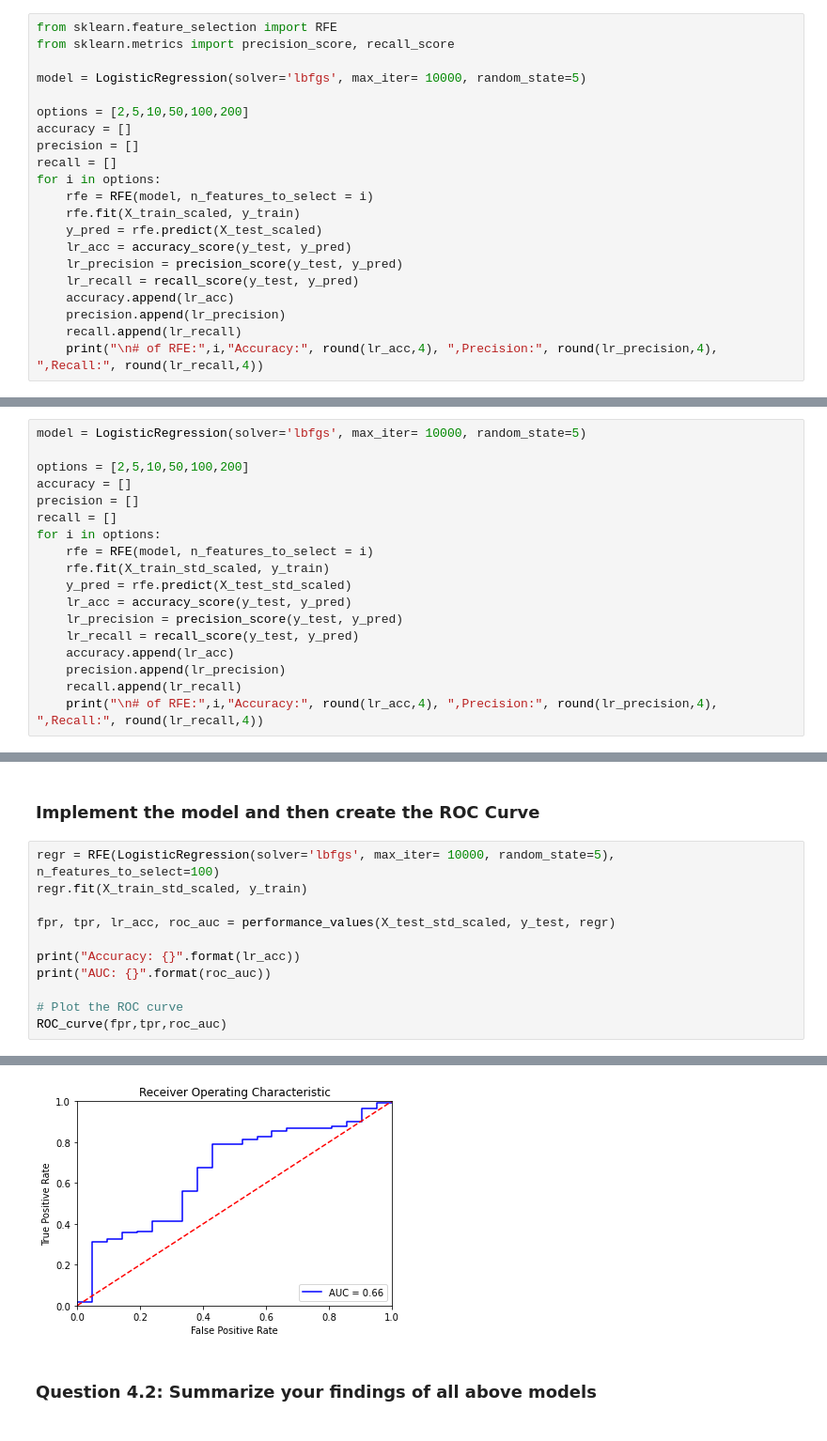
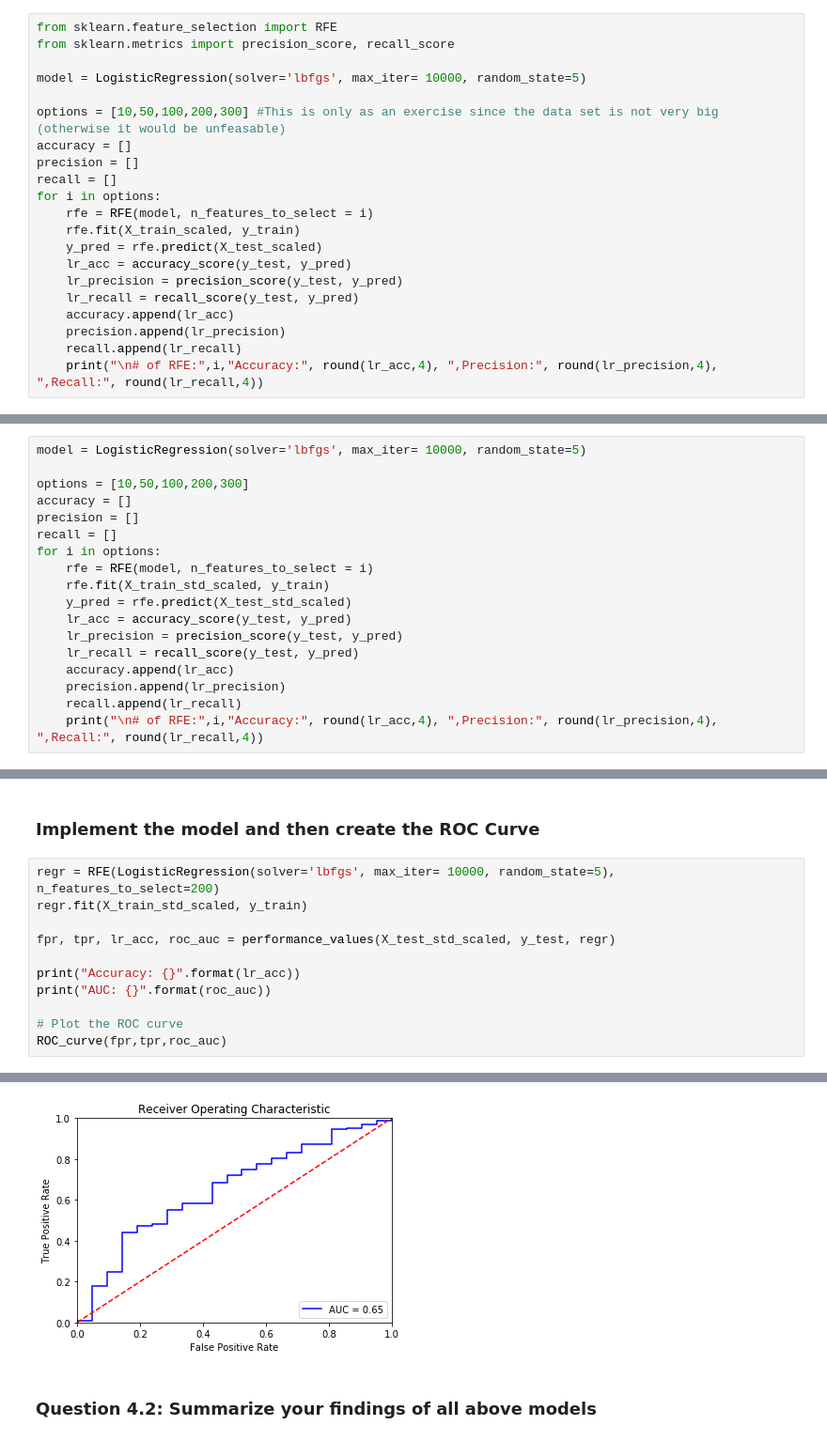
Before and after one commit to rodolfolermacontreras/ML_1_Assignment_6, a Jupyter notebook: Mlearn510-Lesson_6-Rodolfo_Lerma.ipynb, the cells around one changed output, grey strips where cells are left out. Shown: that part at 94% size. Drawn from its saved outputs; the diff is of its cells as text.

```diff
--- a/Mlearn510-Lesson_6-Rodolfo_Lerma.ipynb
+++ b/Mlearn510-Lesson_6-Rodolfo_Lerma.ipynb
@@ -308,7 +319,7 @@ from sklearn.metrics import precision_score, recall_score
 
 model = LogisticRegression(solver='lbfgs', max_iter= 10000, random_state=5)
 
-options = [2,5,10,50,100,200]
+options = [10,50,100,200,300] #This is only as an exercise since the data set is not very big (otherwise it would be unfeasable)
 accuracy = []
 precision = []
 recall = []
@@ -374,7 +385,7 @@ X_test_std_scaled = scaler.transform(X_test)
 # %%
 model = LogisticRegression(solver='lbfgs', max_iter= 10000, random_state=5)
 
-options = [2,5,10,50,100,200]
+options = [10,50,100,200,300]
 accuracy = []
 precision = []
 recall = []
@@ -448,7 +459,7 @@ print('%.1f confidence interval %.1f%% and %.1f%%' % (alpha*100, lower*100, uppe
 # %% [markdown]
 ### Implement the model and then create the ROC Curve
 # %%
-regr = RFE(LogisticRegression(solver='lbfgs', max_iter= 10000, random_state=5), n_features_to_select=100)
+regr = RFE(LogisticRegression(solver='lbfgs', max_iter= 10000, random_state=5), n_features_to_select=200)
 regr.fit(X_train_std_scaled, y_train)
 
 fpr, tpr, lr_acc, roc_auc = performance_values(X_test_std_scaled, y_test, regr)
@@ -464,4 +475,4 @@ AUC: 0.6601657727937591
-[figure, old version]
+[figure, new version]
 # %% [markdown]
 ### Question 4.2: Summarize your findings of all above models
 # %% [markdown]
```
Also changed, not shown: parts of 29 cells of this notebook.
